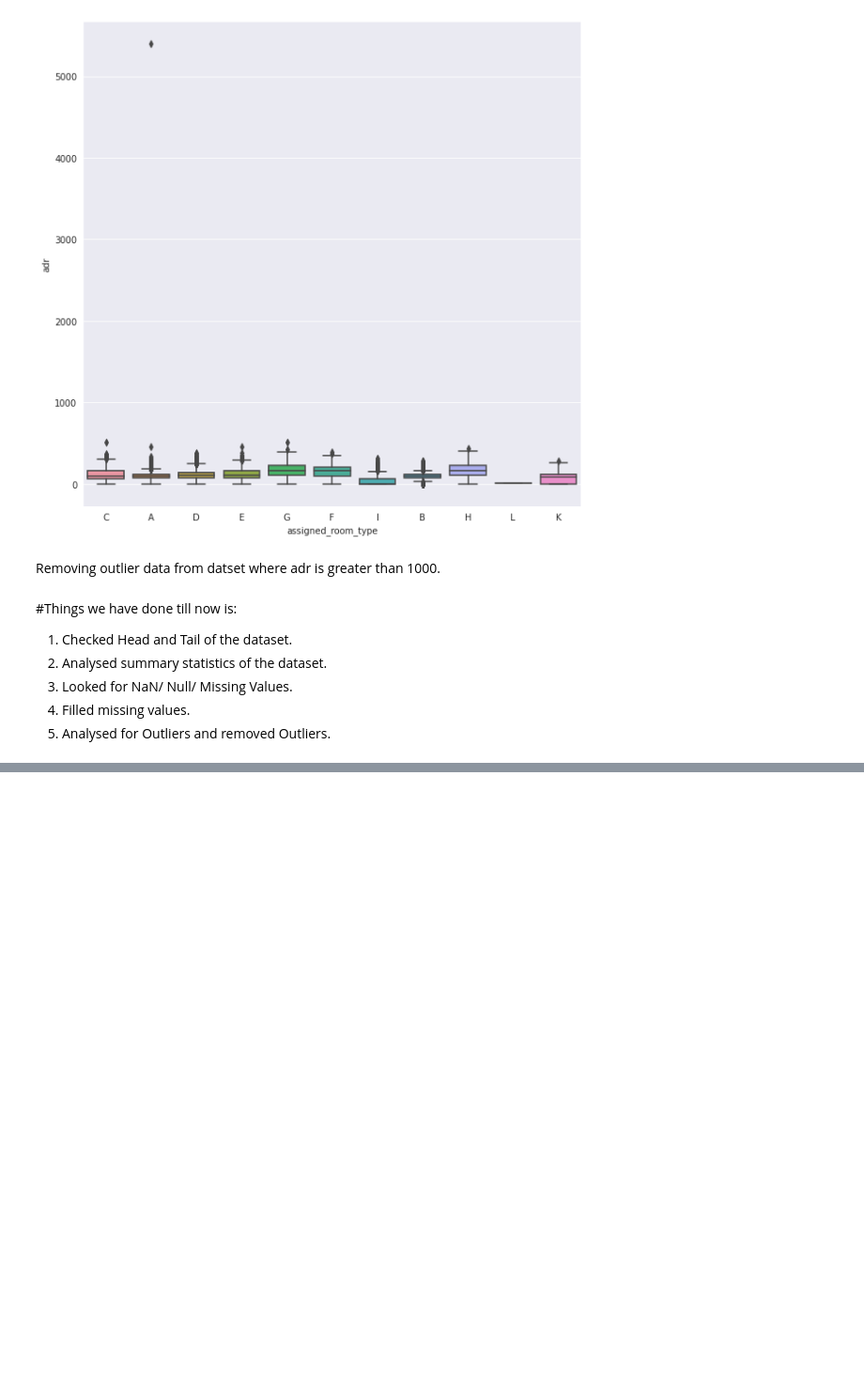
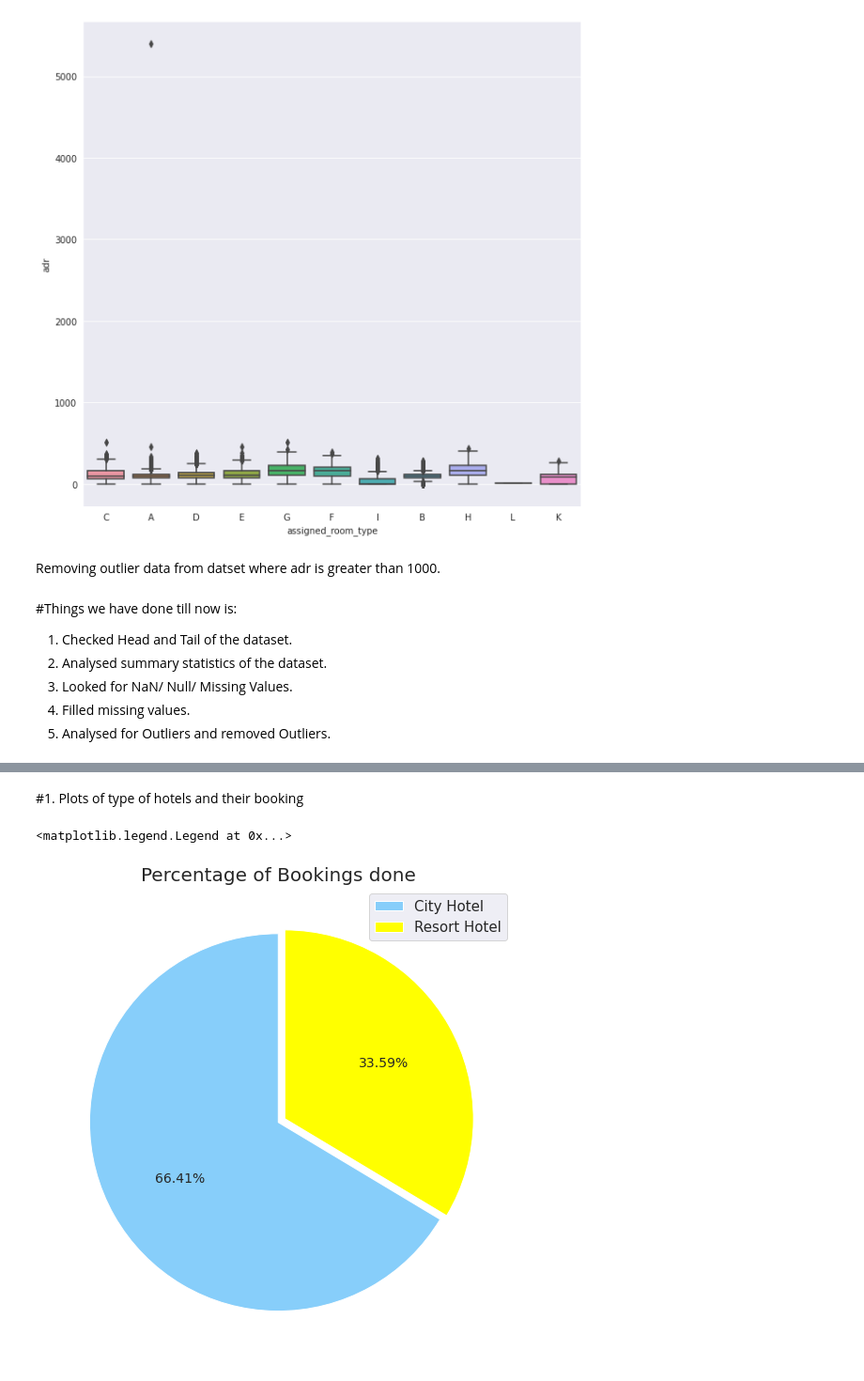
Before and after one commit to jerry14771/Hotel-Booking-Analysis, a Jupyter notebook: Hotel_Booking_Analysis_Capstone_Project.ipynb, the cells around one changed output, grey strips where cells are left out. Shown at 94% size. Saved outputs shown, nothing was run; the diff lists cells and outputs as text; code cells hidden in the pictures; blank space fills up the shorter version.

```diff
--- a/Hotel_Booking_Analysis_Capstone_Project.ipynb
+++ b/Hotel_Booking_Analysis_Capstone_Project.ipynb
@@ -156,0 +164,15 @@ df=df.drop(df[df['adr']<0].index) #ropping the row where the average daily rate
+# %% [markdown]
+#1. Plots of type of hotels and their booking
+# %%
+#Pie-Chart for the percentage of bookings done in different types of Hotels.
+plt.figure(figsize=(9,10))
+labels = df['hotel'].value_counts().index.tolist()
+sizes = df['hotel'].value_counts().tolist()
+explode = (0, 0.04)
+colors = ['lightskyblue','yellow']
+plt.pie(sizes, explode=explode, colors=colors,autopct='%1.2f%%', startangle=90, textprops={'fontsize': 14})
+plt.title('Percentage of Bookings done', fontsize=20)
+plt.legend(labels,loc=1, prop = {'size' : 15})
+# %% [output]
+<matplotlib.legend.Legend at 0x...>
+[figure, added]
```
Also changed, not shown: parts of 14 cells of this notebook.
